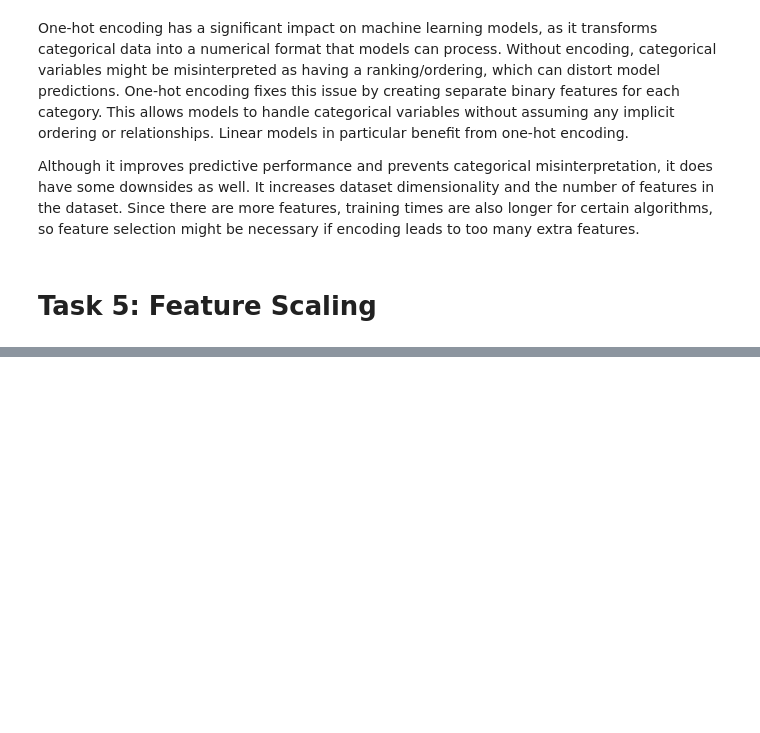
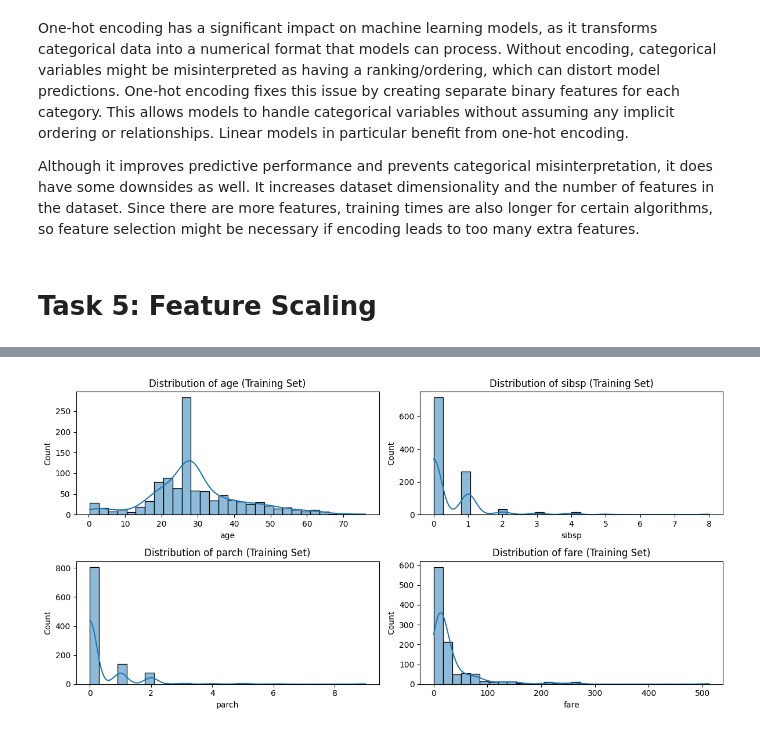
Before and after one commit to hibbakamas/ML-fundamentals-2025, a Jupyter notebook: assignment_1_Hibba_Kamas.ipynb, the cells around one changed output, grey strips where cells are left out. Drawn from its saved outputs; the diff is of its cells as text; code cells hidden in the pictures; blank space fills up the shorter version.

```diff
--- a/assignment_1_Hibba_Kamas.ipynb
+++ b/assignment_1_Hibba_Kamas.ipynb
@@ -525,0 +538,14 @@ Although it improves predictive performance and prevents categorical misinterpre
+# %%
+# numerical features
+numerical_features = ["age", "sibsp", "parch", "fare"]
+
+# plot distributions for X_train
+plt.figure(figsize=(12, 6))
+for i, feature in enumerate(numerical_features, 1):
+    plt.subplot(2, 2, i)
+    sns.histplot(X_train[feature], kde=True, bins=30)
+    plt.title(f"Distribution of {feature} (Training Set)")
+plt.tight_layout()
+plt.show()
+# %% [output]
+[figure, added]
```
Also changed, not shown: parts of 8 cells of this notebook.
